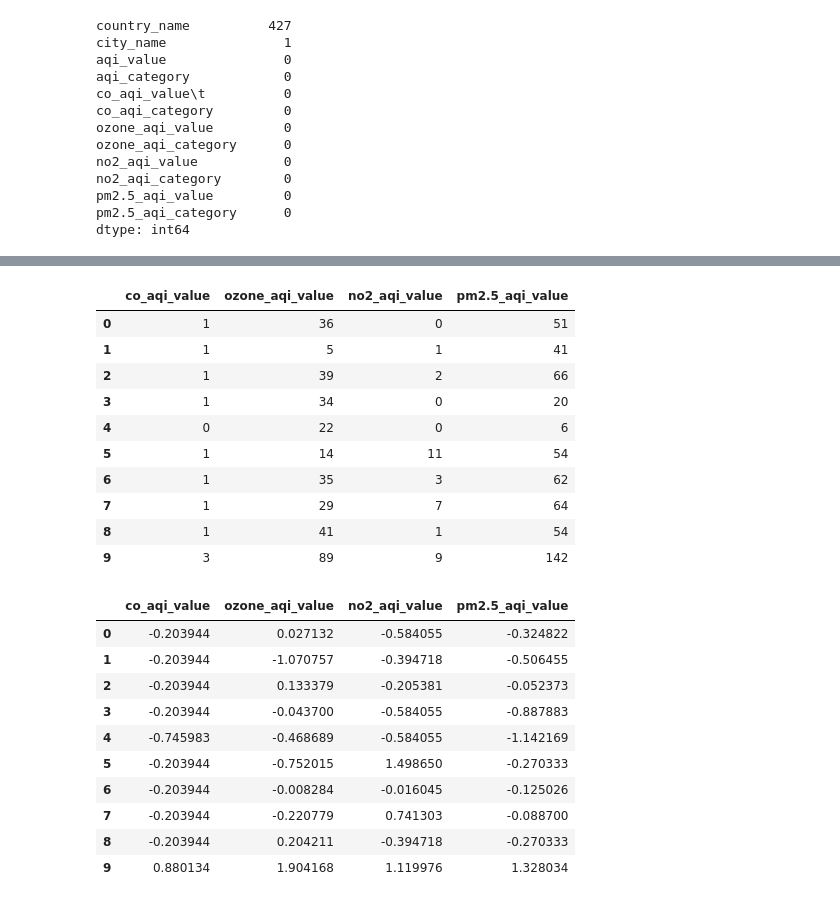
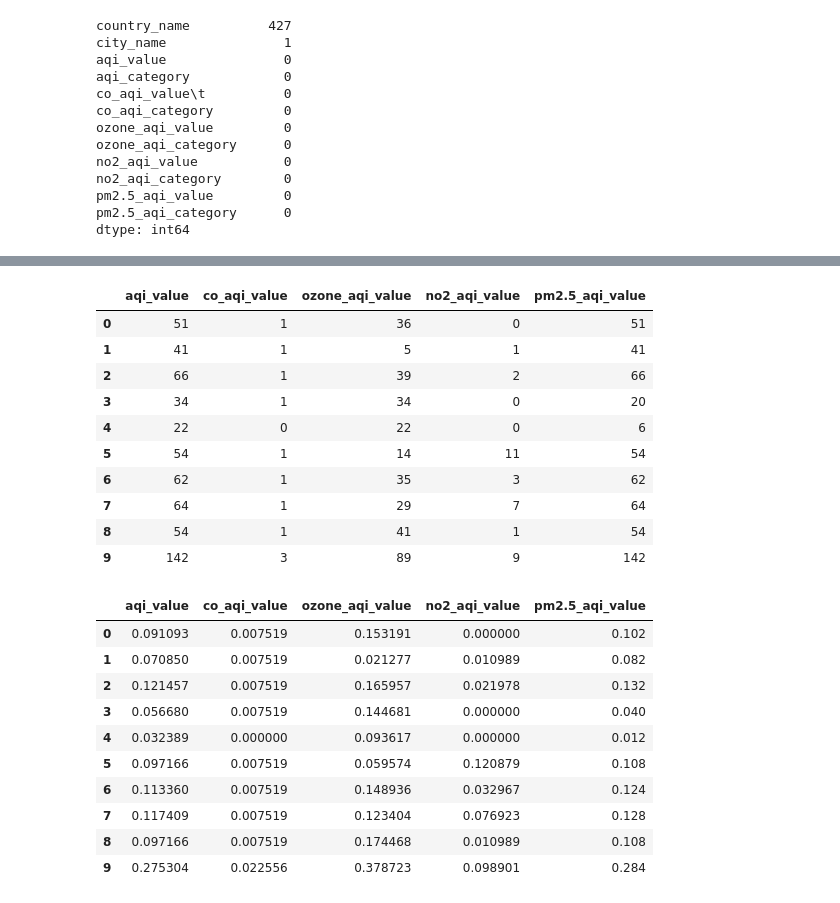
Before and after one commit to yudhamyn/PROJECT-AKHIR, a Jupyter notebook: yudha/main.ipynb, the cells around one changed output, grey strips where cells are left out. Cells and saved outputs as stored; diff of their text form; code cells hidden in the pictures.

```diff
--- a/yudha/main.ipynb
+++ b/yudha/main.ipynb
@@ -422,24 +422,22 @@ df_cleaned.head()
 df_cleaned.rename(columns={'co_aqi_value\t': 'co_aqi_value'}, inplace=True)
 # %%
 # Memilih fitur-fitur yang akan digunakan untuk clustering
-features = ['co_aqi_value', 'ozone_aqi_value', 'no2_aqi_value', 'pm2.5_aqi_value']
-X = df_cleaned[features]
-df_drop=X
+df_drop = df_cleaned[['aqi_value', 'co_aqi_value', 'ozone_aqi_value', 'no2_aqi_value','pm2.5_aqi_value']]
 # df_drop=df_cleaned.drop(['country_name', 'city_name', 'aqi_category', 'co_aqi_category', 'ozone_aqi_category', 'no2_aqi_category', 'pm2.5_aqi_category'], axis=1)
 # %%
 df_drop.head(10)
 # %% [output]
-|  | co_aqi_value | ozone_aqi_value | no2_aqi_value | pm2.5_aqi_value |
-| 0 | 1 | 36 | 0 | 51 |
-| 1 | 1 | 5 | 1 | 41 |
-| 2 | 1 | 39 | 2 | 66 |
-| 3 | 1 | 34 | 0 | 20 |
-| 4 | 0 | 22 | 0 | 6 |
-| 5 | 1 | 14 | 11 | 54 |
-| 6 | 1 | 35 | 3 | 62 |
-| 7 | 1 | 29 | 7 | 64 |
-| 8 | 1 | 41 | 1 | 54 |
-| 9 | 3 | 89 | 9 | 142 |
+|  | aqi_value | co_aqi_value | ozone_aqi_value | no2_aqi_value | pm2.5_aqi_value |
+| 0 | 51 | 1 | 36 | 0 | 51 |
+| 1 | 41 | 1 | 5 | 1 | 41 |
+| 2 | 66 | 1 | 39 | 2 | 66 |
+| 3 | 34 | 1 | 34 | 0 | 20 |
+| 4 | 22 | 0 | 22 | 0 | 6 |
+| 5 | 54 | 1 | 14 | 11 | 54 |
+| 6 | 62 | 1 | 35 | 3 | 62 |
+| 7 | 64 | 1 | 29 | 7 | 64 |
+| 8 | 54 | 1 | 41 | 1 | 54 |
+| 9 | 142 | 3 | 89 | 9 | 142 |
 # %%
 # from sklearn.preprocessing import StandardScaler
 
@@ -455,48 +453,48 @@ df_drop.head(10)
 # %%
 # # Scaling the numeric data
 # scaler = StandardScaler()
 # df_outliers_removed_scaled = scaler.fit_transform(df_outliers_removed[numeric_cols])
 
 # # Combine scaled numeric data with categorical columns
 # df_scaled = pd.concat([pd.DataFrame(df_outliers_removed_scaled, columns=numeric_cols, index=df_outliers_removed.index)], axis=1)
 # df_scaled.head(50)
 
 
-# from sklearn.preprocessing import MinMaxScaler
+from sklearn.preprocessing import MinMaxScaler
 
-# # Scaling the numeric data using MinMaxScaler
-# scaler = MinMaxScaler()
+# Scaling the numeric data using MinMaxScaler
+scaler = MinMaxScaler()
+df_drop_scaled = scaler.fit_transform(df_drop)
+
+# Convert the scaled data back to a DataFrame
+df_scaled = pd.DataFrame(df_drop_scaled, columns=df_drop.columns)
+
+# Displaying the first 50 rows of the scaled DataFrame
+df_scaled.head(10)
+
+# from sklearn.preprocessing import StandardScaler
+
+# # Scaling the numeric data using StandardScaler
+# scaler = StandardScaler()
 # df_drop_scaled = scaler.fit_transform(df_drop)
 
 # # Convert the scaled data back to a DataFrame
 # df_scaled = pd.DataFrame(df_drop_scaled, columns=df_drop.columns)
 
-# # Displaying the first 50 rows of the scaled DataFrame
+# # Displaying the first 10 rows of the scaled DataFrame
 # df_scaled.head(10)
-
-from sklearn.preprocessing import StandardScaler
-
-# Scaling the numeric data using StandardScaler
-scaler = StandardScaler()
-df_drop_scaled = scaler.fit_transform(df_drop)
-
-# Convert the scaled data back to a DataFrame
-df_scaled = pd.DataFrame(df_drop_scaled, columns=df_drop.columns)
-
-# Displaying the first 10 rows of the scaled DataFrame
-df_scaled.head(10)
 # %% [output]
-|  | co_aqi_value | ozone_aqi_value | no2_aqi_value | pm2.5_aqi_value |
-| 0 | -0.203944 | 0.027132 | -0.584055 | -0.324822 |
-| 1 | -0.203944 | -1.070757 | -0.394718 | -0.506455 |
-| 2 | -0.203944 | 0.133379 | -0.205381 | -0.052373 |
-| 3 | -0.203944 | -0.043700 | -0.584055 | -0.887883 |
-| 4 | -0.745983 | -0.468689 | -0.584055 | -1.142169 |
-| 5 | -0.203944 | -0.752015 | 1.498650 | -0.270333 |
-| 6 | -0.203944 | -0.008284 | -0.016045 | -0.125026 |
-| 7 | -0.203944 | -0.220779 | 0.741303 | -0.088700 |
-| 8 | -0.203944 | 0.204211 | -0.394718 | -0.270333 |
-| 9 | 0.880134 | 1.904168 | 1.119976 | 1.328034 |
+|  | aqi_value | co_aqi_value | ozone_aqi_value | no2_aqi_value | pm2.5_aqi_value |
+| 0 | 0.091093 | 0.007519 | 0.153191 | 0.000000 | 0.102 |
+| 1 | 0.070850 | 0.007519 | 0.021277 | 0.010989 | 0.082 |
+| 2 | 0.121457 | 0.007519 | 0.165957 | 0.021978 | 0.132 |
+| 3 | 0.056680 | 0.007519 | 0.144681 | 0.000000 | 0.040 |
+| 4 | 0.032389 | 0.000000 | 0.093617 | 0.000000 | 0.012 |
+| 5 | 0.097166 | 0.007519 | 0.059574 | 0.120879 | 0.108 |
+| 6 | 0.113360 | 0.007519 | 0.148936 | 0.032967 | 0.124 |
+| 7 | 0.117409 | 0.007519 | 0.123404 | 0.076923 | 0.128 |
+| 8 | 0.097166 | 0.007519 | 0.174468 | 0.010989 | 0.108 |
+| 9 | 0.275304 | 0.022556 | 0.378723 | 0.098901 | 0.284 |
 # %%
 # from sklearn.cluster import KMeans
 
```
Also changed, not shown: parts of 9 cells of this notebook.
